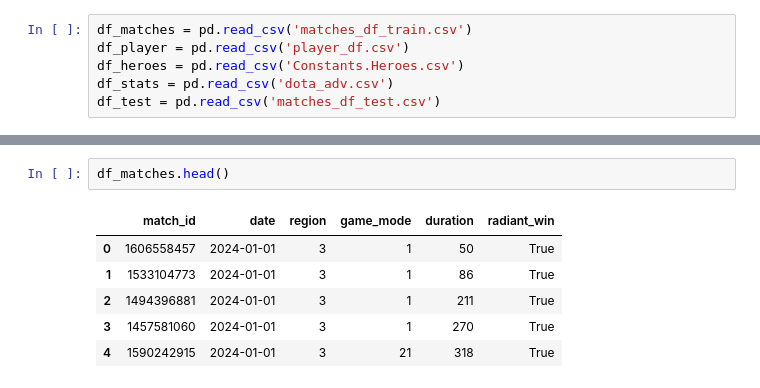
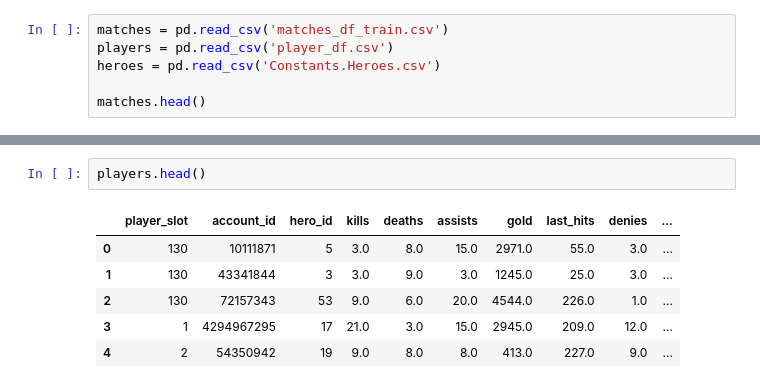
Before and after one commit to drunkstrawberry/dota2_prediction, a Jupyter notebook: project.ipynb, the cells around one changed output, grey strips where cells are left out. Cells and saved outputs as stored; diff of their text form.

```diff
--- a/project.ipynb
+++ b/project.ipynb
@@ -8,6 +18,6 @@ import seaborn as sns
 # %%
-df_matches = pd.read_csv('matches_df_train.csv')
-df_player = pd.read_csv('player_df.csv')
-df_heroes = pd.read_csv('Constants.Heroes.csv')
-df_stats = pd.read_csv('dota_adv.csv')
-df_test = pd.read_csv('matches_df_test.csv')
+matches = pd.read_csv('matches_df_train.csv')
+players = pd.read_csv('player_df.csv')
+heroes = pd.read_csv('Constants.Heroes.csv')
+
+matches.head()
@@ -14,9 +31,9 @@ df_test = pd.read_csv('matches_df_test.csv')
 # %%
-df_matches.head()
+players.head()
 # %% [output]
-|  | match_id | date | region | game_mode | duration | radiant_win |
-| 0 | 1606558457 | 2024-01-01 | 3 | 1 | 50 | True |
-| 1 | 1533104773 | 2024-01-01 | 3 | 1 | 86 | True |
-| 2 | 1494396881 | 2024-01-01 | 3 | 1 | 211 | True |
-| 3 | 1457581060 | 2024-01-01 | 3 | 1 | 270 | True |
-| 4 | 1590242915 | 2024-01-01 | 3 | 21 | 318 | True |
+|  | player_slot | account_id | hero_id | kills | deaths | assists | gold | last_hits | denies | ... |
+| 0 | 130 | 10111871 | 5 | 3.0 | 8.0 | 15.0 | 2971.0 | 55.0 | 3.0 | ... |
+| 1 | 130 | 43341844 | 3 | 3.0 | 9.0 | 3.0 | 1245.0 | 25.0 | 3.0 | ... |
+| 2 | 130 | 72157343 | 53 | 9.0 | 6.0 | 20.0 | 4544.0 | 226.0 | 1.0 | ... |
+| 3 | 1 | 4294967295 | 17 | 21.0 | 3.0 | 15.0 | 2945.0 | 209.0 | 12.0 | ... |
+| 4 | 2 | 54350942 | 19 | 9.0 | 8.0 | 8.0 | 413.0 | 227.0 | 9.0 | ... |
```
Also changed, not shown: parts of 63 cells of this notebook.
